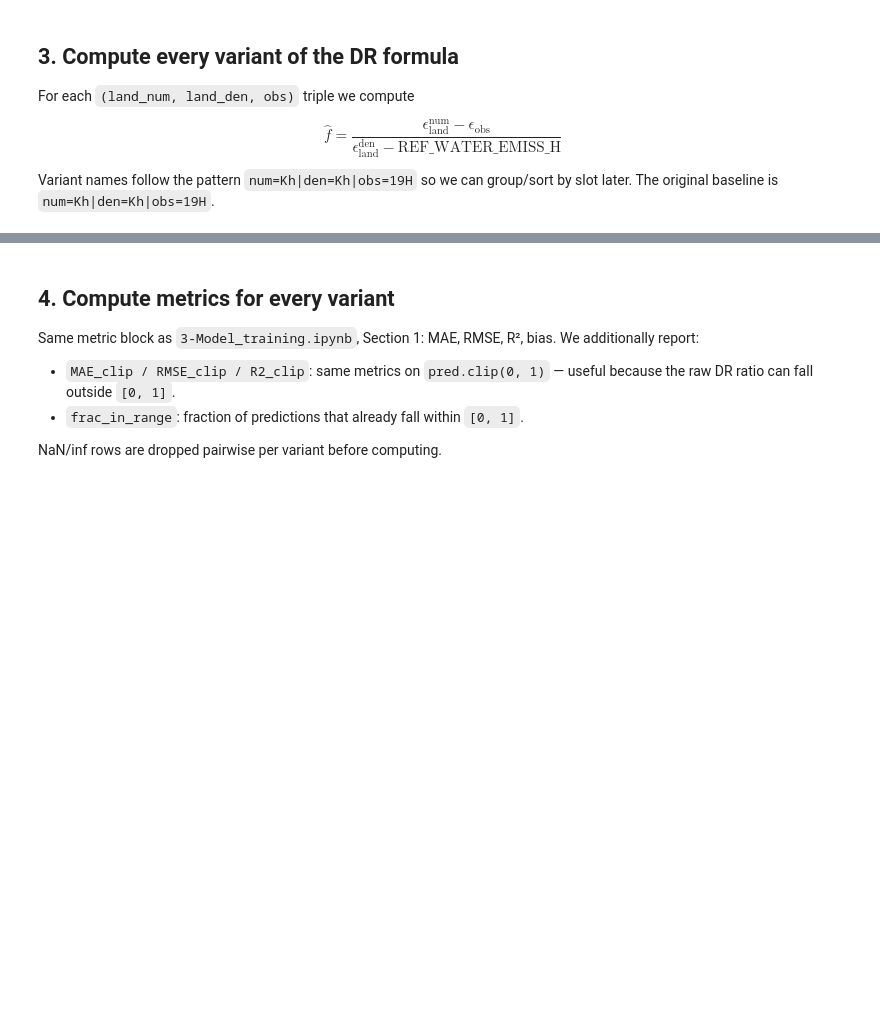
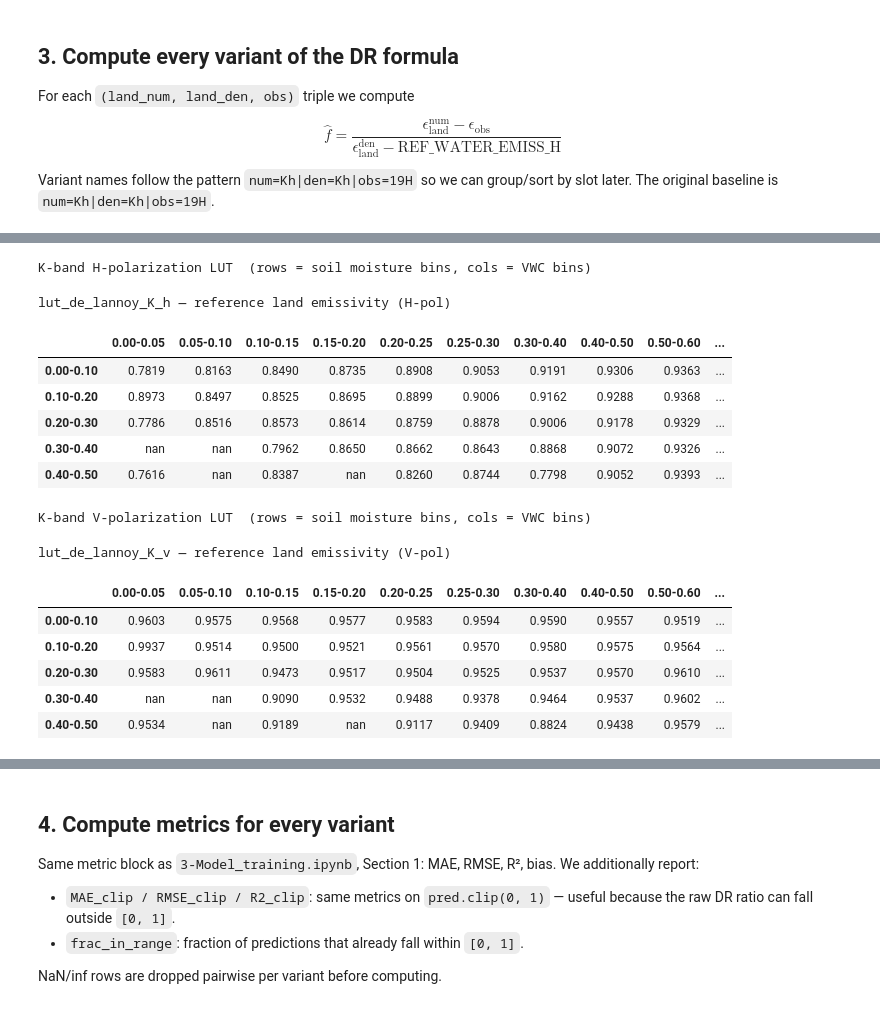
Before and after one commit to marcvem2AED/TFM_MCD_MarcVelascoMateu, a Jupyter notebook: B-DR_testing.ipynb, the cells around one changed output, grey strips where cells are left out. Drawn from its saved outputs; the diff is of its cells as text; code cells hidden in the pictures; blank space fills up the shorter version.

```diff
--- a/B-DR_testing.ipynb
+++ b/B-DR_testing.ipynb
@@ -129,0 +150,26 @@ print(f"Original variant tag: {ORIGINAL_VARIANT}")
+# %%
+lut_h = pd.read_csv("data/lookup_tables/lut_de_lannoy_K_h.csv", index_col=0)
+lut_v = pd.read_csv("data/lookup_tables/lut_de_lannoy_K_v.csv", index_col=0)
+
+print("K-band H-polarization LUT  (rows = soil moisture bins, cols = VWC bins)")
+display(lut_h.style.format("{:.4f}").set_caption("lut_de_lannoy_K_h — reference land emissivity (H-pol)"))
+
+print("\nK-band V-polarization LUT  (rows = soil moisture bins, cols = VWC bins)")
+display(lut_v.style.format("{:.4f}").set_caption("lut_de_lannoy_K_v — reference land emissivity (V-pol)"))
+# %% [output]
+K-band H-polarization LUT  (rows = soil moisture bins, cols = VWC bins)
+lut_de_lannoy_K_h — reference land emissivity (H-pol)
+|  | 0.00-0.05 | 0.05-0.10 | 0.10-0.15 | 0.15-0.20 | 0.20-0.25 | 0.25-0.30 | 0.30-0.40 | 0.40-0.50 | 0.50-0.60 | ... |
+| 0.00-0.10 | 0.7819 | 0.8163 | 0.8490 | 0.8735 | 0.8908 | 0.9053 | 0.9191 | 0.9306 | 0.9363 | ... |
+| 0.10-0.20 | 0.8973 | 0.8497 | 0.8525 | 0.8695 | 0.8899 | 0.9006 | 0.9162 | 0.9288 | 0.9368 | ... |
+| 0.20-0.30 | 0.7786 | 0.8516 | 0.8573 | 0.8614 | 0.8759 | 0.8878 | 0.9006 | 0.9178 | 0.9329 | ... |
+| 0.30-0.40 | nan | nan | 0.7962 | 0.8650 | 0.8662 | 0.8643 | 0.8868 | 0.9072 | 0.9326 | ... |
+| 0.40-0.50 | 0.7616 | nan | 0.8387 | nan | 0.8260 | 0.8744 | 0.7798 | 0.9052 | 0.9393 | ... |
+K-band V-polarization LUT  (rows = soil moisture bins, cols = VWC bins)
+lut_de_lannoy_K_v — reference land emissivity (V-pol)
+|  | 0.00-0.05 | 0.05-0.10 | 0.10-0.15 | 0.15-0.20 | 0.20-0.25 | 0.25-0.30 | 0.30-0.40 | 0.40-0.50 | 0.50-0.60 | ... |
+| 0.00-0.10 | 0.9603 | 0.9575 | 0.9568 | 0.9577 | 0.9583 | 0.9594 | 0.9590 | 0.9557 | 0.9519 | ... |
+| 0.10-0.20 | 0.9937 | 0.9514 | 0.9500 | 0.9521 | 0.9561 | 0.9570 | 0.9580 | 0.9575 | 0.9564 | ... |
+| 0.20-0.30 | 0.9583 | 0.9611 | 0.9473 | 0.9517 | 0.9504 | 0.9525 | 0.9537 | 0.9570 | 0.9610 | ... |
+| 0.30-0.40 | nan | nan | 0.9090 | 0.9532 | 0.9488 | 0.9378 | 0.9464 | 0.9537 | 0.9602 | ... |
+| 0.40-0.50 | 0.9534 | nan | 0.9189 | nan | 0.9117 | 0.9409 | 0.8824 | 0.9438 | 0.9579 | ... |
```
Also changed, not shown: parts of 20 cells of this notebook, 2 other files.
